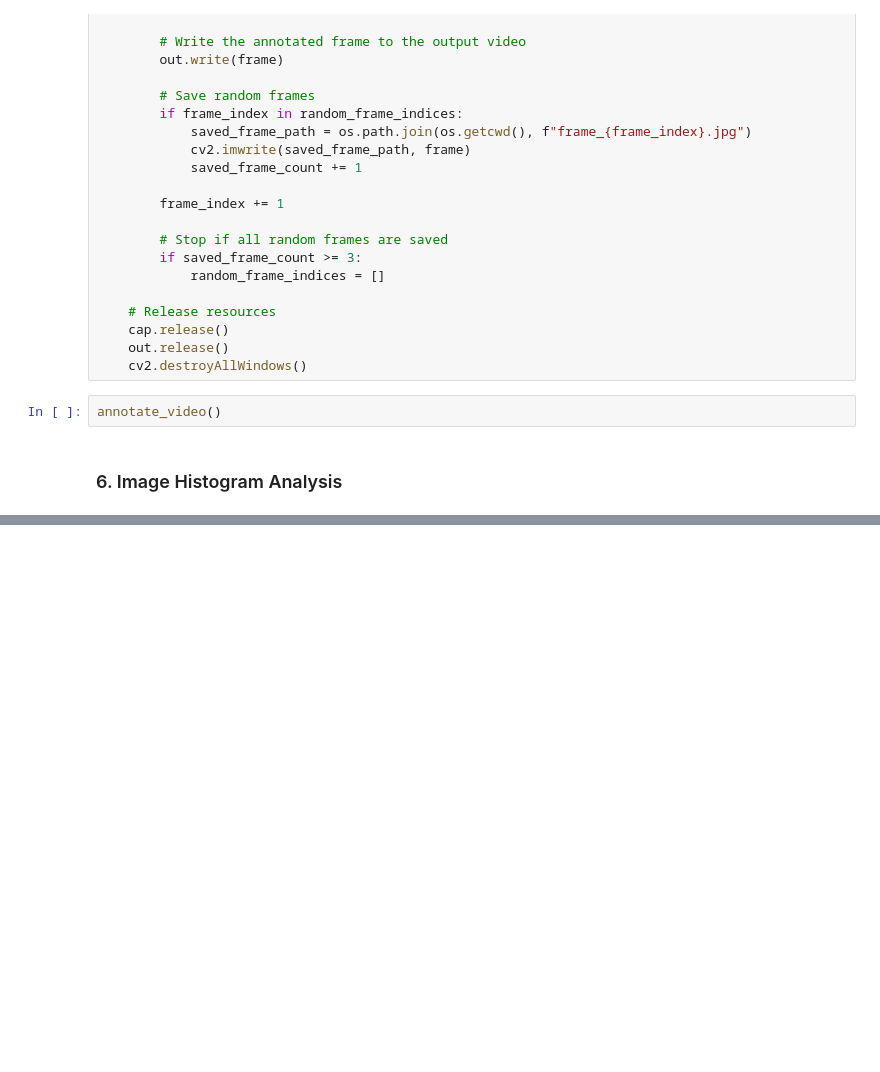
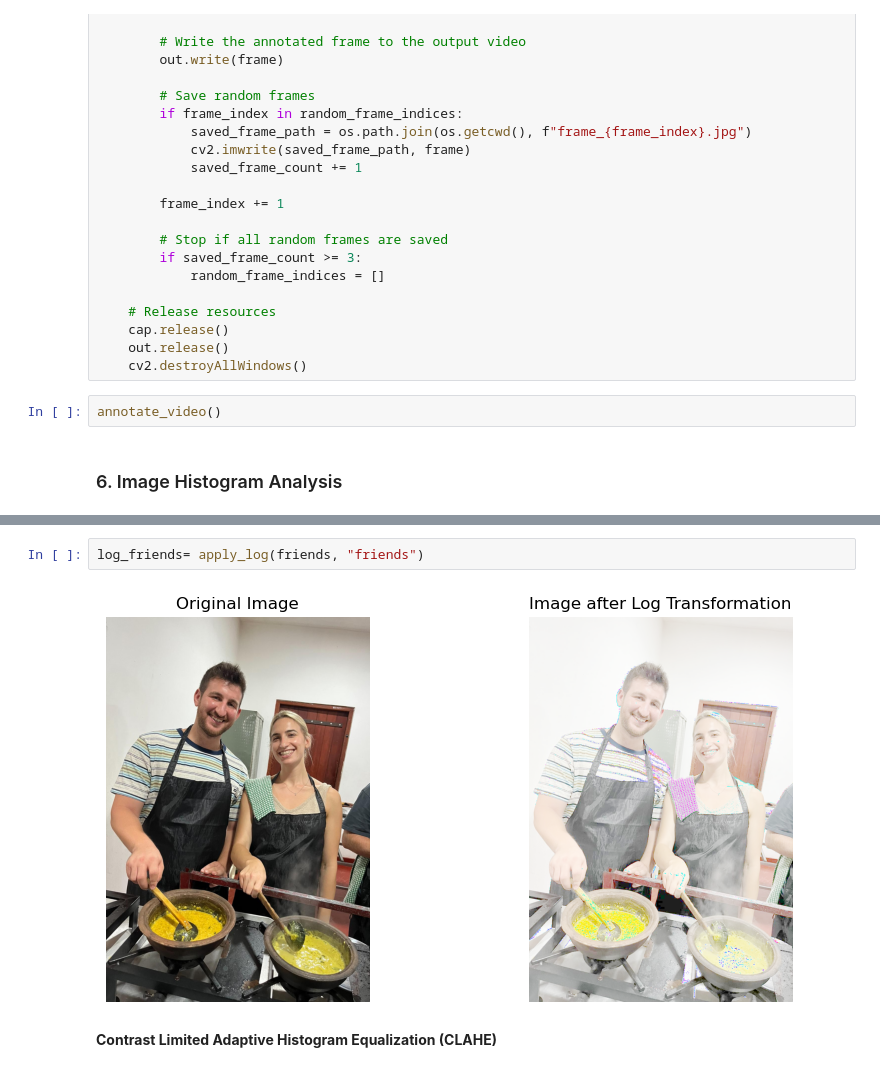
Before and after one commit to LevinTamir/intro-to-image-processing-course, a Jupyter notebook: hw/hw1/Tamir_Levin_code_hw1.ipynb, the cells around one changed output, grey strips where cells are left out. Saved outputs shown, nothing was run; the diff lists cells and outputs as text; blank space fills up the shorter version.

```diff
--- a/hw/hw1/Tamir_Levin_code_hw1.ipynb
+++ b/hw/hw1/Tamir_Levin_code_hw1.ipynb
@@ -420,0 +673,6 @@ annotate_video()
+# %%
+log_friends= apply_log(friends, "friends")
+# %% [output]
+[figure, added]
+# %% [markdown]
+**Contrast Limited Adaptive Histogram Equalization (CLAHE)**
```
Also changed, not shown: parts of 21 cells of this notebook, 12 other files.
